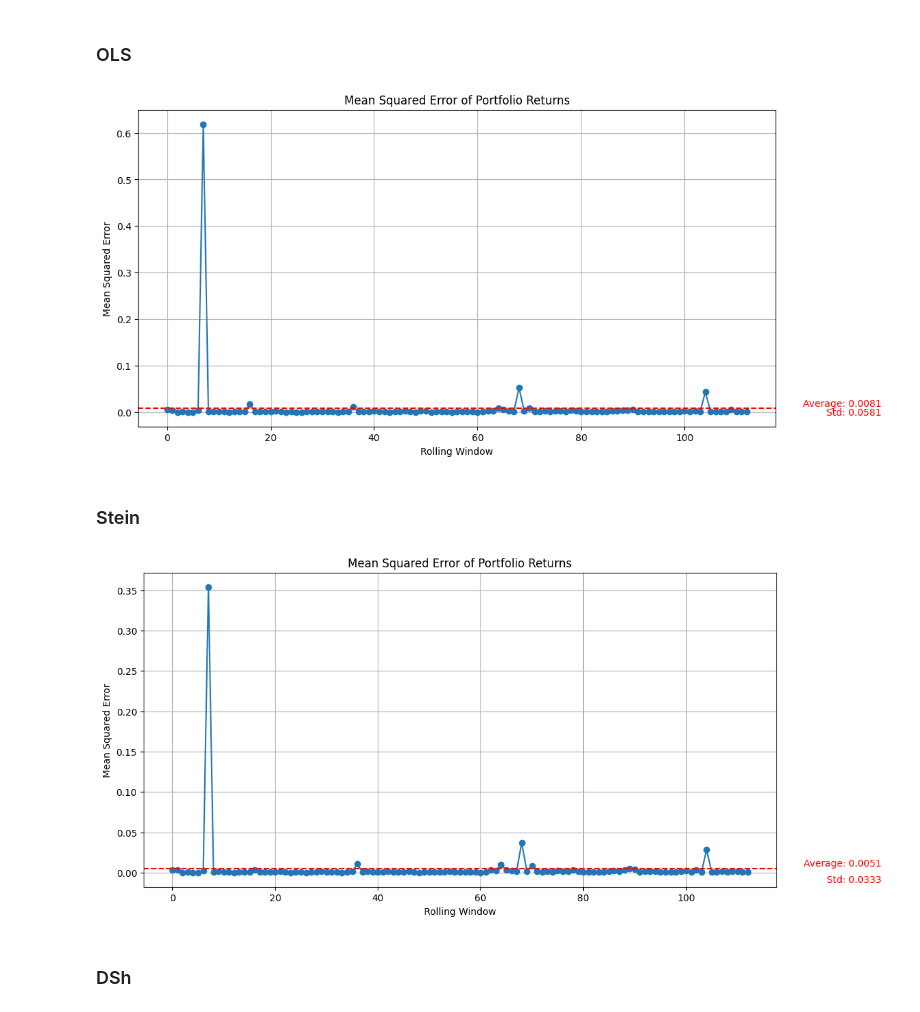
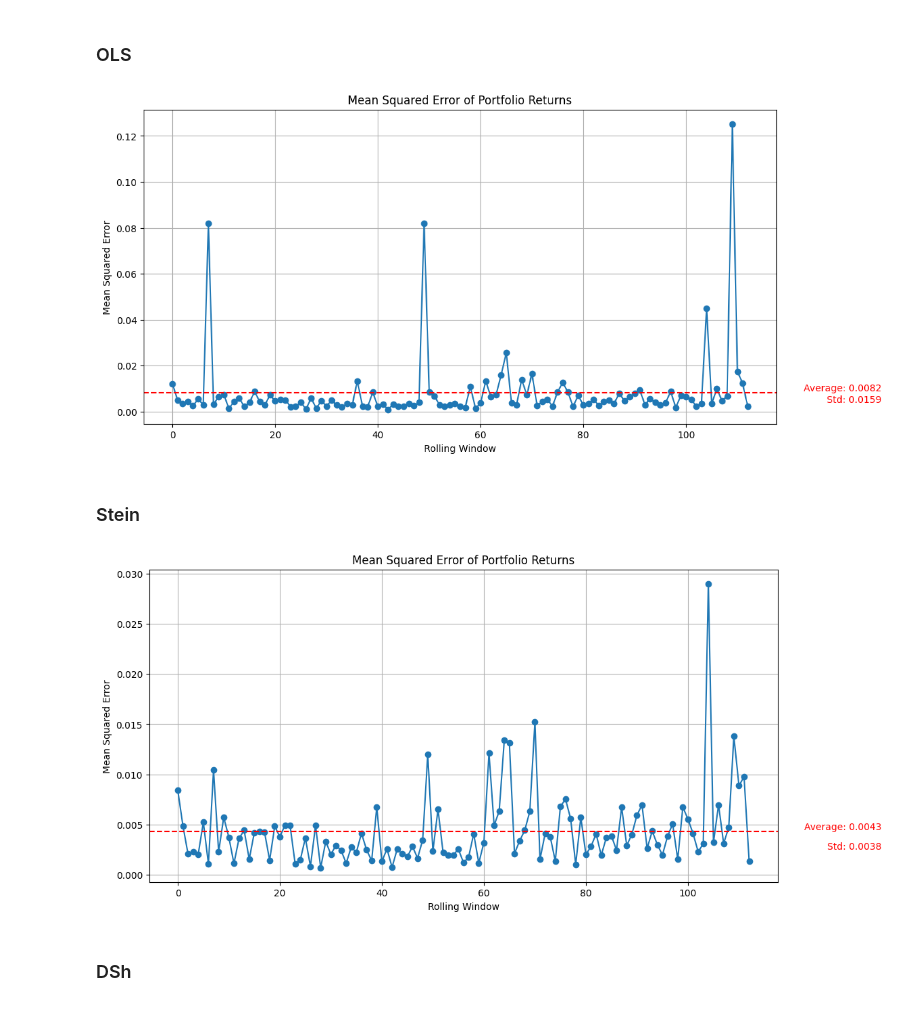
Before and after one commit to YoyoShih/commodity_future_price, a Jupyter notebook: notebooks/long_short.ipynb, the cells around one changed output. Drawn from its saved outputs; the diff is of its cells as text; code cells hidden in the pictures.

```diff
--- a/notebooks/long_short.ipynb
+++ b/notebooks/long_short.ipynb
@@ -118,0 +121,30 @@ for file in files:
+# %%
+expiration_months = {
+    "BO": [1, 3, 5, 7, 8, 9, 10, 12],   # Soybean Oil
+    "CC": [3, 5, 7, 9, 12],             # Cocoa
+    "CL": list(range(1, 13)),           # WTI Crude Oil (every month)
+    "CO": list(range(1, 13)),           # Brent (every month)
+    "CT": [3, 5, 7, 10, 12],            # Cotton
+    "C_": [3, 5, 7, 9, 12],             # Corn
+    "DA": list(range(1, 13)),           # Class III Milk
+    "FC": [1, 3, 5, 8, 9, 11],          # Feeder Cattle
+    "GC": [2, 4, 6, 8, 10, 12],         # Gold
+    "HG": [3, 5, 7, 9, 12],             # Copper
+    "HO": list(range(1, 13)),           # Heating Oil
+    "JO": [1, 3, 5, 7, 9, 12],          # Orange Juice
+    "KC": [3, 5, 7, 9, 12],             # Coffee
+    "LC": [2, 4, 6, 8, 10, 12],         # Live Cattle
+    "LH": [2, 4, 6, 8, 10, 12],         # Lean Hogs
+    "NG": list(range(1, 13)),           # Nat Gas
+    "O_": [3, 5, 7, 9, 12],             # Oats
+    "PA": [3, 6, 9, 12],                # Palladium
+    "PL": [1, 4, 7, 10],                # Platinum
+    "QS": list(range(1, 13)),           # Other metals (London) every month
+    "RR": [1, 3, 5, 7, 9, 11],          # Rough Rice
+    "RS": [1, 3, 5, 7, 11],             # Canola
+    "SB": [3, 5, 7, 10],                # Sugar
+    "SI": [3, 5, 7, 9, 12],             # Silver
+    "SM": [1, 3, 5, 7, 8, 9, 10, 12],   # Soybean Meal
+    "S_": [1, 3, 5, 7, 8, 9, 11],       # Soybeans
+    "W_": [3, 5, 7, 9, 12],             # Wheat
+}
@@ -120,7 +157,15 @@ for file in files:
 for name, df in df_dict_cc1.items():
     numerator = df.iloc[:, 0:1].shift(-1)[:-1]
     denominator = df_dict_cc2[name].iloc[:, 0:1]
-    df["Return"] = np.append(np.log(numerator.values / denominator.values), np.nan)
+    if name in ["CL", "CO", "DA", "HO", "NG", "QS"]:
+        df["Return"] = np.append(np.log(numerator.values / denominator.values), np.nan)
+    else:
+        exp_month = expiration_months[name]
+        for i in range(len(denominator) - 1):
+            if denominator.index[i].month in exp_month:
+                df.loc[df.index[i], "Return"] = np.log(numerator.values[i] / denominator.values[i])
+            else:
+                df.loc[df.index[i], "Return"] = np.log(denominator.values[i + 1] / denominator.values[i])
 # %%
 dates_len = df_dict_cc1["BO"].shape[0]
 train_size = 3 * 12
@@ -166,14 +211,14 @@ plt.plot(ols_mse_by_time, marker='o')
 plt.axhline(y=np.mean(ols_mse_by_time), color='r', linestyle='--')
 plt.text(len(ols_mse_by_time) + 25, np.mean(ols_mse_by_time), f"Average: {np.mean(ols_mse_by_time):.4f}", color='r', ha='right', va='bottom')
 # add std of mse
-plt.text(len(ols_mse_by_time) + 25, np.mean(ols_mse_by_time) - 0.02, f"Std: {np.std(ols_mse_by_time):.4f}", color='r', ha='right', va='bottom')
+plt.text(len(ols_mse_by_time) + 25, np.mean(ols_mse_by_time) - 0.005, f"Std: {np.std(ols_mse_by_time):.4f}", color='r', ha='right', va='bottom')
 plt.title("Mean Squared Error of Portfolio Returns")
 plt.xlabel("Rolling Window")
 plt.ylabel("Mean Squared Error")
 plt.grid()
 plt.show()
 # %% [output]
-[figure, old version]
+[figure, new version]
 # %% [markdown]
 ### Stein
 # %%
@@ -200,18 +245,18 @@ for start, end in start_end_list:
 # %%
 # plot the mse
 plt.figure(figsize=(12, 6))
 plt.plot(stein_mse_by_time, marker='o')
 plt.axhline(y=np.mean(stein_mse_by_time), color='r', linestyle='--')
 plt.text(len(stein_mse_by_time) + 25, np.mean(stein_mse_by_time), f"Average: {np.mean(stein_mse_by_time):.4f}", color='r', ha='right', va='bottom')
 # add std of mse
-plt.text(len(stein_mse_by_time) + 25, np.mean(stein_mse_by_time) - 0.02, f"Std: {np.std(stein_mse_by_time):.4f}", color='r', ha='right', va='bottom')
+plt.text(len(stein_mse_by_time) + 25, np.mean(stein_mse_by_time) - 0.002, f"Std: {np.std(stein_mse_by_time):.4f}", color='r', ha='right', va='bottom')
 plt.title("Mean Squared Error of Portfolio Returns")
 plt.xlabel("Rolling Window")
 plt.ylabel("Mean Squared Error")
 plt.grid()
 plt.show()
 # %% [output]
-[figure, old version]
+[figure, new version]
 # %% [markdown]
 ### DSh
 # %%
```
Also changed, not shown: parts of 5 cells of this notebook, 3 other files.
